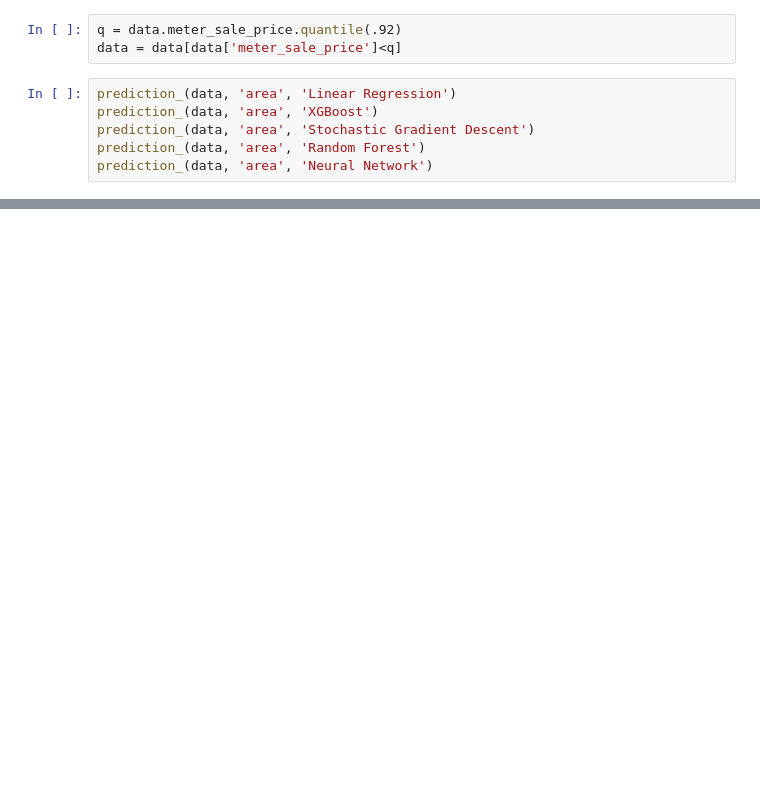
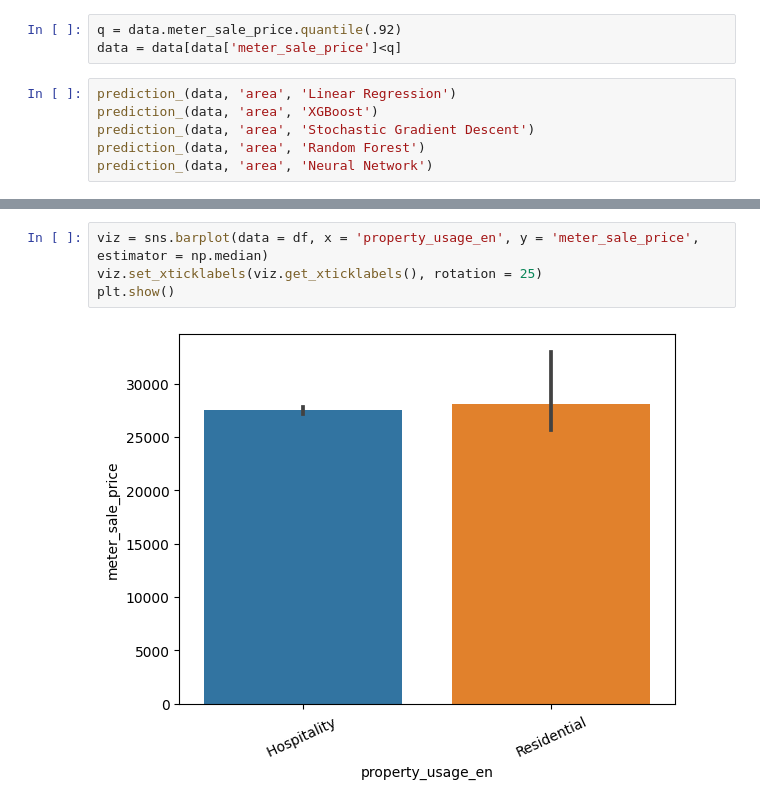
Before and after one commit to vagabondboffin/EDAProject, a Jupyter notebook: DAProject_May7th.ipynb, the cells around one changed output, grey strips where cells are left out. Cells and saved outputs as stored; diff of their text form; blank space fills up the shorter version.

```diff
--- a/DAProject_May7th.ipynb
+++ b/DAProject_May7th.ipynb
@@ -397,0 +326,6 @@ prediction_(data, 'area', 'Neural Network')
+# %%
+viz = sns.barplot(data = df, x = 'property_usage_en', y = 'meter_sale_price', estimator = np.median)
+viz.set_xticklabels(viz.get_xticklabels(), rotation = 25)
+plt.show()
+# %% [output]
+[figure, added]
```
Also changed, not shown: parts of 34 cells of this notebook.
